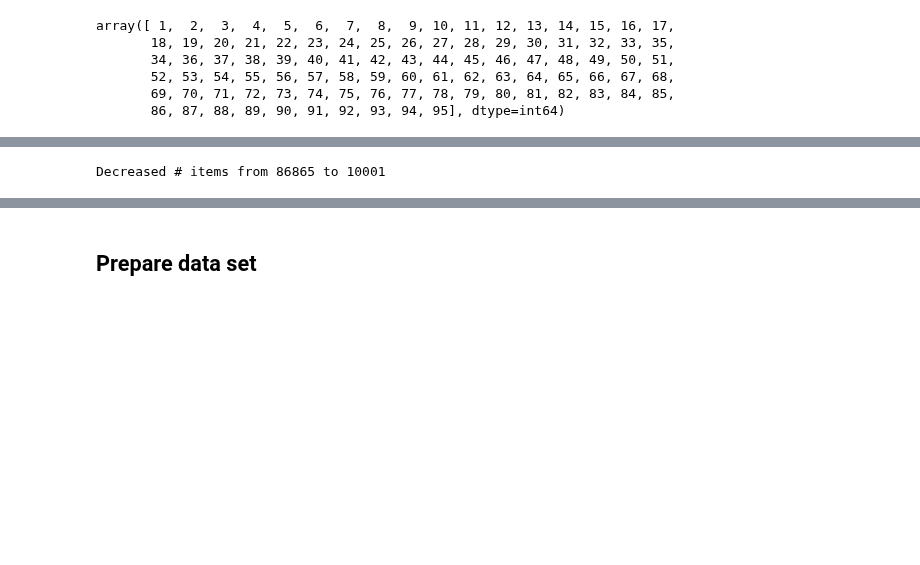
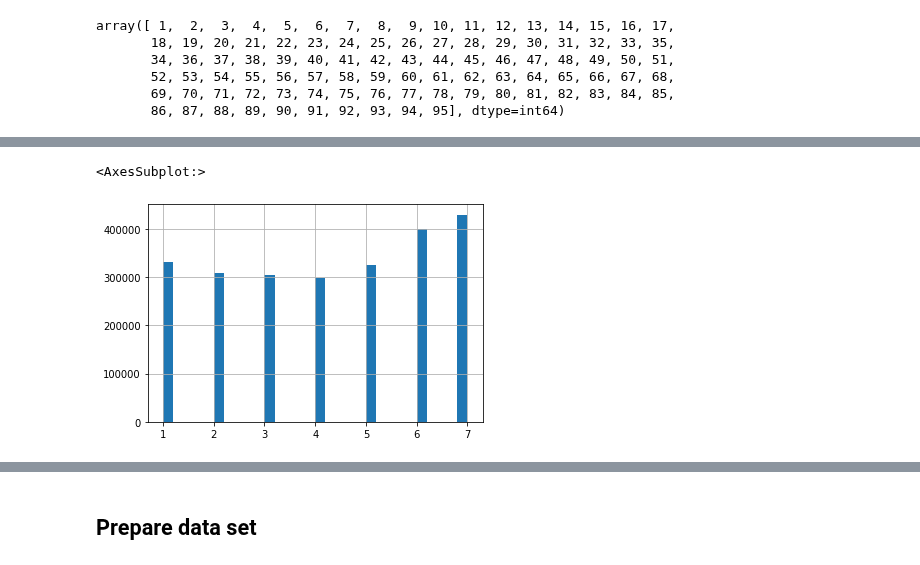
Before and after one commit to evelisko/GB_RegSys, a Jupyter notebook: Lesson_5/HW_RS_Lesson_5.ipynb, the cells around one changed output, grey strips where cells are left out. Drawn from its saved outputs; the diff is of its cells as text; code cells hidden in the pictures; blank space fills up the shorter version.

```diff
--- a/Lesson_5/HW_RS_Lesson_5.ipynb
+++ b/Lesson_5/HW_RS_Lesson_5.ipynb
@@ -496,12 +474,3 @@ data.describe()
 | 50% | 1.271000e+03 | 3.241998e+10 | 3.660000e+02 | 1.027569e+06 | 1.000000e+00 | 2.000000e+00 | 3.700000e+02 | -2.000000e-02 | 1.614000e+03 | ... |
 | 75% | 1.914000e+03 | 3.514580e+10 | 5.150000e+02 | 1.132178e+06 | 1.000000e+00 | 3.490000e+00 | 4.220000e+02 | 0.000000e+00 | 1.844000e+03 | ... |
 | max | 2.500000e+03 | 4.165679e+10 | 6.630000e+02 | 1.802456e+07 | 8.963800e+04 | 8.400000e+02 | 3.428000e+04 | 3.990000e+00 | 2.359000e+03 | ... |
-# %%
-n_items_before = data_train['item_id'].nunique()
-
-data_train = prefilter_items(data_train,item_features, take_n_popular=10000)
-
-n_items_after = data_train['item_id'].nunique()
-print('Decreased # items from {} to {}'.format(n_items_before, n_items_after))
-# %% [output]
-Decreased # items from 86865 to 10001
@@ -509,0 +477,5 @@ data_test = prefilter_items(data_test,item_features, take_n_popular=10000)
+# %%
+data['week_day'].hist(bins=30)
+# %% [output]
+<AxesSubplot:>
+[figure, added]
```
Also changed, not shown: parts of 17 cells of this notebook.
